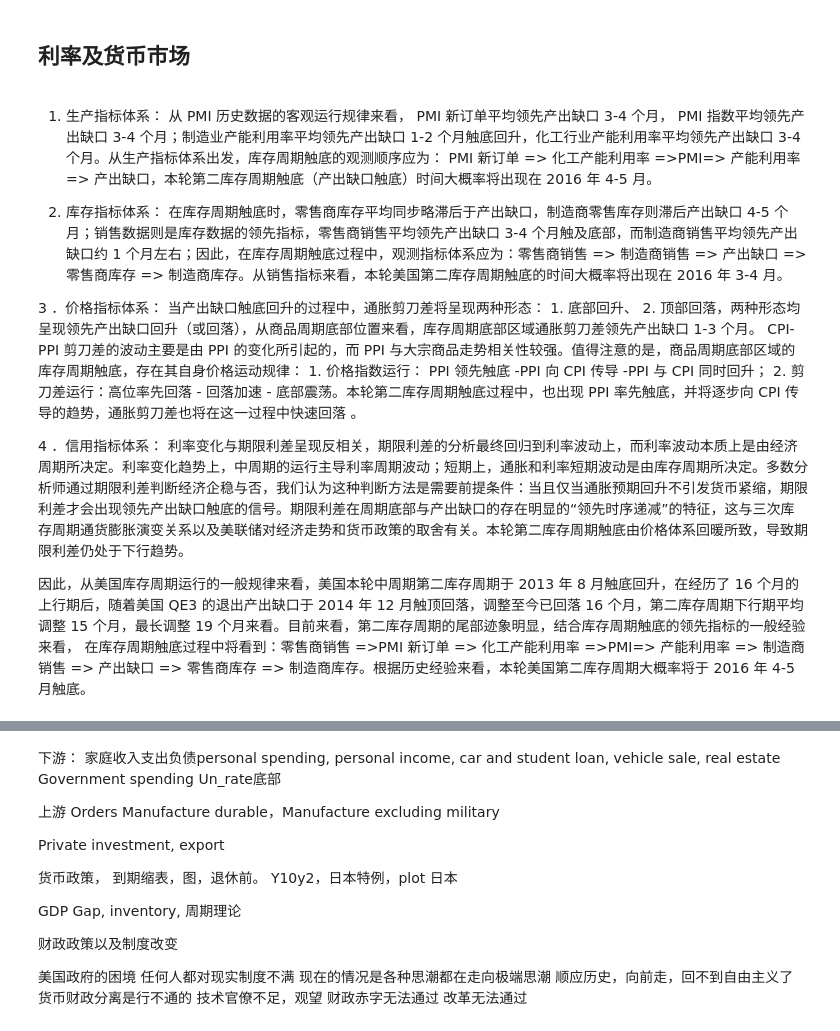
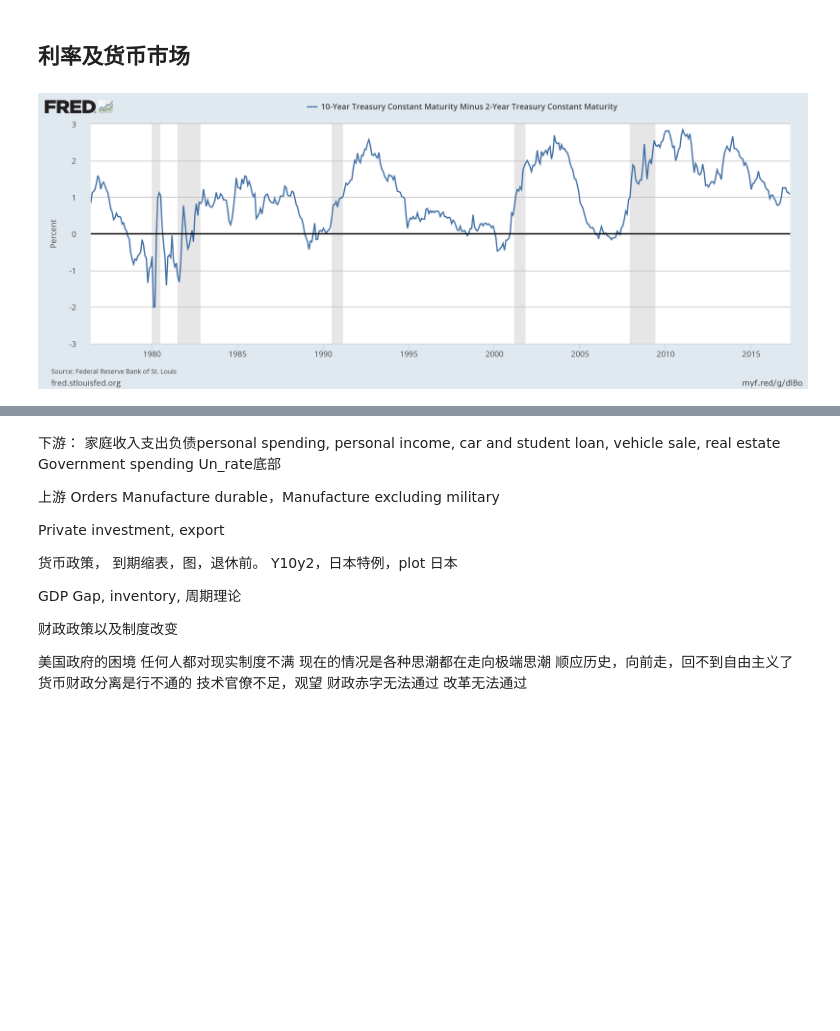
Before and after one commit to AndSoOn/Improvisation, a Jupyter notebook: fed/draft.ipynb, the cells around one changed output, grey strips where cells are left out. Drawn from its saved outputs; the diff is of its cells as text; code cells hidden in the pictures; blank space fills up the shorter version.

Commit message:
add plot

```diff
--- a/fed/draft.ipynb
+++ b/fed/draft.ipynb
@@ -61,13 +61,7 @@ Image(filename='./figures/UBS-Credit.png', width=900)
 [figure]
 # %% [markdown]
 ## 利率及货币市场
-# %% [markdown]
-1. 生产指标体系： 从 PMI 历史数据的客观运行规律来看， PMI 新订单平均领先产出缺口 3-4 个月， PMI 指数平均领先产出缺口 3-4 个月；制造业产能利用率平均领先产出缺口 1-2 个月触底回升，化工行业产能利用率平均领先产出缺口 3-4 个月。从生产指标体系出发，库存周期触底的观测顺序应为： PMI 新订单 => 化工产能利用率 =>PMI=> 产能利用率 => 产出缺口，本轮第二库存周期触底（产出缺口触底）时间大概率将出现在 2016 年 4-5 月。
-
-2. 库存指标体系： 在库存周期触底时，零售商库存平均同步略滞后于产出缺口，制造商零售库存则滞后产出缺口 4-5 个月；销售数据则是库存数据的领先指标，零售商销售平均领先产出缺口 3-4 个月触及底部，而制造商销售平均领先产出缺口约 1 个月左右；因此，在库存周期触底过程中，观测指标体系应为：零售商销售 => 制造商销售 => 产出缺口 => 零售商库存 => 制造商库存。从销售指标来看，本轮美国第二库存周期触底的时间大概率将出现在 2016 年 3-4 月。
-
-3 ．价格指标体系： 当产出缺口触底回升的过程中，通胀剪刀差将呈现两种形态： 1. 底部回升、 2. 顶部回落，两种形态均呈现领先产出缺口回升（或回落），从商品周期底部位置来看，库存周期底部区域通胀剪刀差领先产出缺口 1-3 个月。 CPI-PPI 剪刀差的波动主要是由 PPI 的变化所引起的，而 PPI 与大宗商品走势相关性较强。值得注意的是，商品周期底部区域的库存周期触底，存在其自身价格运动规律： 1. 价格指数运行： PPI 领先触底 -PPI 向 CPI 传导 -PPI 与 CPI 同时回升； 2. 剪刀差运行：高位率先回落 - 回落加速 - 底部震荡。本轮第二库存周期触底过程中，也出现 PPI 率先触底，并将逐步向 CPI 传导的趋势，通胀剪刀差也将在这一过程中快速回落 。
-
-4 ．信用指标体系： 利率变化与期限利差呈现反相关，期限利差的分析最终回归到利率波动上，而利率波动本质上是由经济周期所决定。利率变化趋势上，中周期的运行主导利率周期波动；短期上，通胀和利率短期波动是由库存周期所决定。多数分析师通过期限利差判断经济企稳与否，我们认为这种判断方法是需要前提条件：当且仅当通胀预期回升不引发货币紧缩，期限利差才会出现领先产出缺口触底的信号。期限利差在周期底部与产出缺口的存在明显的“领先时序递减”的特征，这与三次库存周期通货膨胀演变关系以及美联储对经济走势和货币政策的取舍有关。本轮第二库存周期触底由价格体系回暖所致，导致期限利差仍处于下行趋势。
-
-因此，从美国库存周期运行的一般规律来看，美国本轮中周期第二库存周期于 2013 年 8 月触底回升，在经历了 16 个月的上行期后，随着美国 QE3 的退出产出缺口于 2014 年 12 月触顶回落，调整至今已回落 16 个月，第二库存周期下行期平均调整 15 个月，最长调整 19 个月来看。目前来看，第二库存周期的尾部迹象明显，结合库存周期触底的领先指标的一般经验来看， 在库存周期触底过程中将看到：零售商销售 =>PMI 新订单 => 化工产能利用率 =>PMI=> 产能利用率 => 制造商销售 => 产出缺口 => 零售商库存 => 制造商库存。根据历史经验来看，本轮美国第二库存周期大概率将于 2016 年 4-5 月触底。
+# %%
+Image(filename='./figures/T10Y2Y_US.png', width=900)
+# %% [output]
+[figure, added]
```
Also changed, not shown: parts of 3 cells of this notebook, 3 other files.
